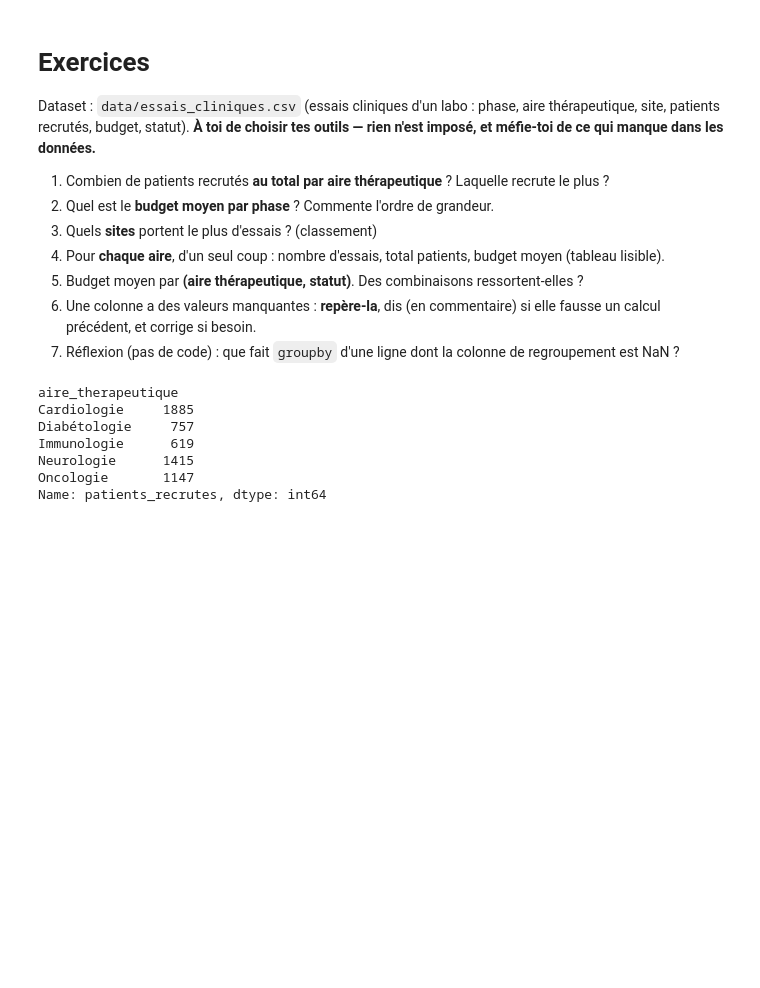
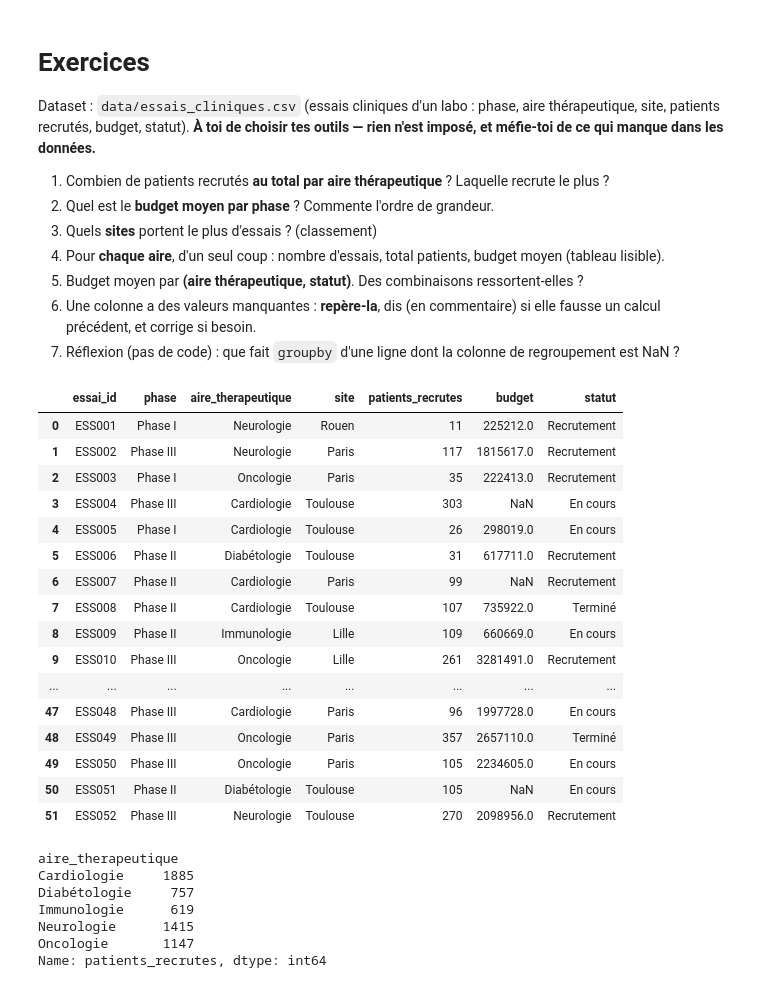
Before and after one commit to RobaloVictor-DataEngineer/Claude-workspace, a Jupyter notebook: Projets/01 Parcours Data Engineer/exercices/python/s3_1_pandas_groupby.ipynb, the cells around one changed output. Cells and saved outputs as stored; diff of their text form; code cells hidden in the pictures; blank space fills up the shorter version.

```diff
--- a/Projets/01 Parcours Data Engineer/exercices/python/s3_1_pandas_groupby.ipynb
+++ b/Projets/01 Parcours Data Engineer/exercices/python/s3_1_pandas_groupby.ipynb
@@ -79,6 +79,25 @@ Dataset : `data/essais_cliniques.csv` (essais cliniques d'un labo : phase, aire
 # %%
 import pandas as pd
 df = pd.read_csv("data\\essais_cliniques.csv")
+df
+# %% [output]
+|  | essai_id | phase | aire_therapeutique | site | patients_recrutes | budget | statut |
+| 0 | ESS001 | Phase I | Neurologie | Rouen | 11 | 225212.0 | Recrutement |
+| 1 | ESS002 | Phase III | Neurologie | Paris | 117 | 1815617.0 | Recrutement |
+| 2 | ESS003 | Phase I | Oncologie | Paris | 35 | 222413.0 | Recrutement |
+| 3 | ESS004 | Phase III | Cardiologie | Toulouse | 303 | NaN | En cours |
+| 4 | ESS005 | Phase I | Cardiologie | Toulouse | 26 | 298019.0 | En cours |
+| 5 | ESS006 | Phase II | Diabétologie | Toulouse | 31 | 617711.0 | Recrutement |
+| 6 | ESS007 | Phase II | Cardiologie | Paris | 99 | NaN | Recrutement |
+| 7 | ESS008 | Phase II | Cardiologie | Toulouse | 107 | 735922.0 | Terminé |
+| 8 | ESS009 | Phase II | Immunologie | Lille | 109 | 660669.0 | En cours |
+| 9 | ESS010 | Phase III | Oncologie | Lille | 261 | 3281491.0 | Recrutement |
+| ... | ... | ... | ... | ... | ... | ... | ... |
+| 47 | ESS048 | Phase III | Cardiologie | Paris | 96 | 1997728.0 | En cours |
+| 48 | ESS049 | Phase III | Oncologie | Paris | 357 | 2657110.0 | Terminé |
+| 49 | ESS050 | Phase III | Oncologie | Paris | 105 | 2234605.0 | En cours |
+| 50 | ESS051 | Phase II | Diabétologie | Toulouse | 105 | NaN | En cours |
+| 51 | ESS052 | Phase III | Neurologie | Toulouse | 270 | 2098956.0 | Recrutement |
 # %%
 ## 1
 df_patient = df.groupby("aire_therapeutique")["patients_recrutes"].sum()
```
Also changed, not shown: parts of 1 cell of this notebook, 14 other files.
